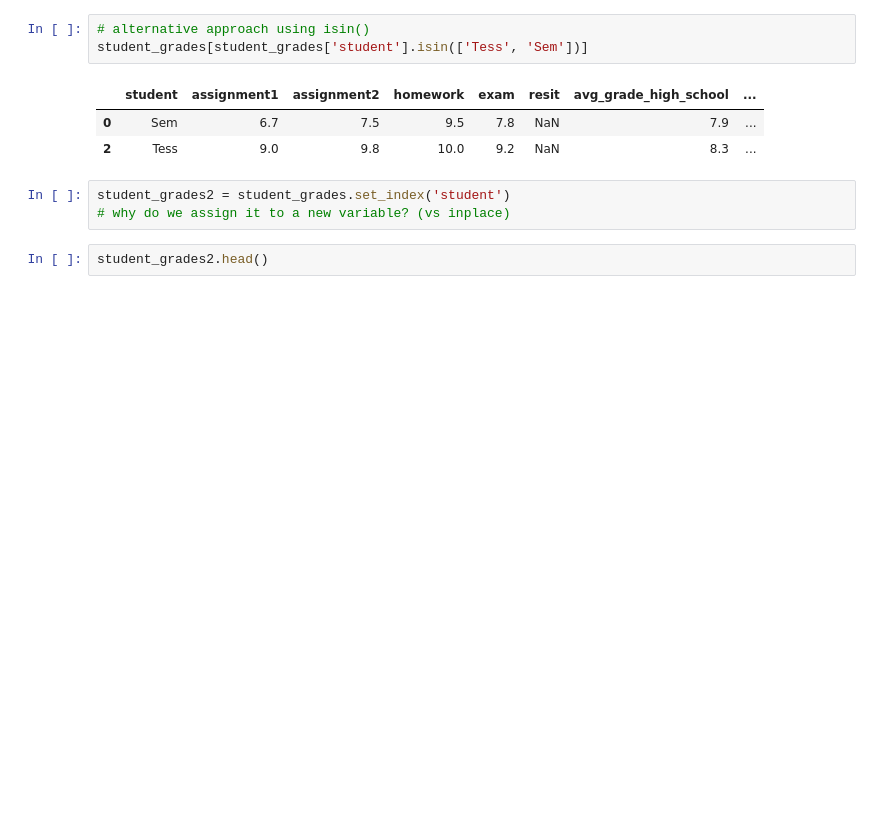
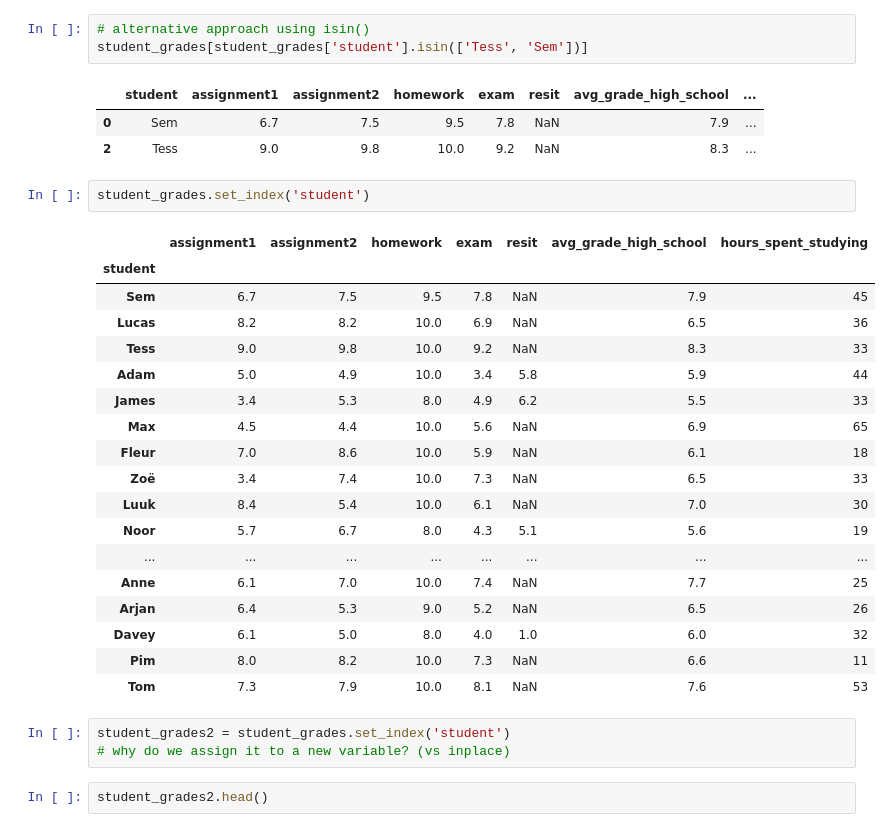
Before and after one commit to RoyKlaasseBos/Data-Analytics-for-Engineers, a Jupyter notebook: Week_5a.ipynb, the cells around one changed output. Cells and saved outputs as stored; diff of their text form; blank space fills up the shorter version.

```diff
--- a/Week_5a.ipynb
+++ b/Week_5a.ipynb
@@ -311,6 +314,27 @@ student_grades[student_grades['student'].isin(['Tess', 'Sem'])]
 |  | student | assignment1 | assignment2 | homework | exam | resit | avg_grade_high_school | ... |
 | 0 | Sem | 6.7 | 7.5 | 9.5 | 7.8 | NaN | 7.9 | ... |
 | 2 | Tess | 9.0 | 9.8 | 10.0 | 9.2 | NaN | 8.3 | ... |
+# %%
+student_grades.set_index('student')
+# %% [output]
+|  | assignment1 | assignment2 | homework | exam | resit | avg_grade_high_school | hours_spent_studying |
+| student |  |  |  |  |  |  |  |
+| Sem | 6.7 | 7.5 | 9.5 | 7.8 | NaN | 7.9 | 45 |
+| Lucas | 8.2 | 8.2 | 10.0 | 6.9 | NaN | 6.5 | 36 |
+| Tess | 9.0 | 9.8 | 10.0 | 9.2 | NaN | 8.3 | 33 |
+| Adam | 5.0 | 4.9 | 10.0 | 3.4 | 5.8 | 5.9 | 44 |
+| James | 3.4 | 5.3 | 8.0 | 4.9 | 6.2 | 5.5 | 33 |
+| Max | 4.5 | 4.4 | 10.0 | 5.6 | NaN | 6.9 | 65 |
+| Fleur | 7.0 | 8.6 | 10.0 | 5.9 | NaN | 6.1 | 18 |
+| Zoë | 3.4 | 7.4 | 10.0 | 7.3 | NaN | 6.5 | 33 |
+| Luuk | 8.4 | 5.4 | 10.0 | 6.1 | NaN | 7.0 | 30 |
+| Noor | 5.7 | 6.7 | 8.0 | 4.3 | 5.1 | 5.6 | 19 |
+| ... | ... | ... | ... | ... | ... | ... | ... |
+| Anne | 6.1 | 7.0 | 10.0 | 7.4 | NaN | 7.7 | 25 |
+| Arjan | 6.4 | 5.3 | 9.0 | 5.2 | NaN | 6.5 | 26 |
+| Davey | 6.1 | 5.0 | 8.0 | 4.0 | 1.0 | 6.0 | 32 |
+| Pim | 8.0 | 8.2 | 10.0 | 7.3 | NaN | 6.6 | 11 |
+| Tom | 7.3 | 7.9 | 10.0 | 8.1 | NaN | 7.6 | 53 |
 # %%
 student_grades2 = student_grades.set_index('student')
 # why do we assign it to a new variable? (vs inplace)
```
Also changed, not shown: parts of 3 cells of this notebook, 1 other file.
